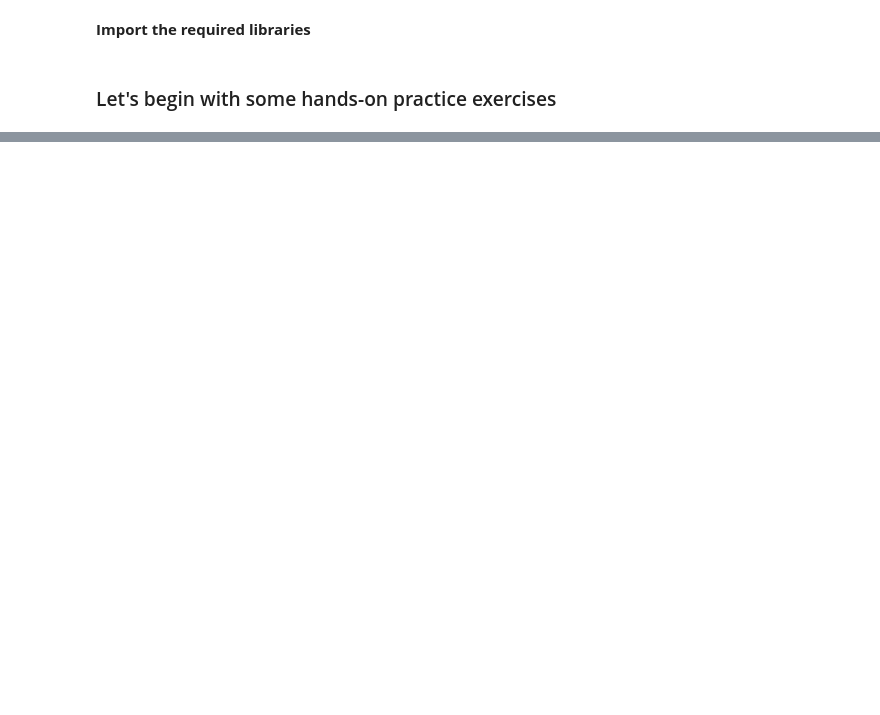
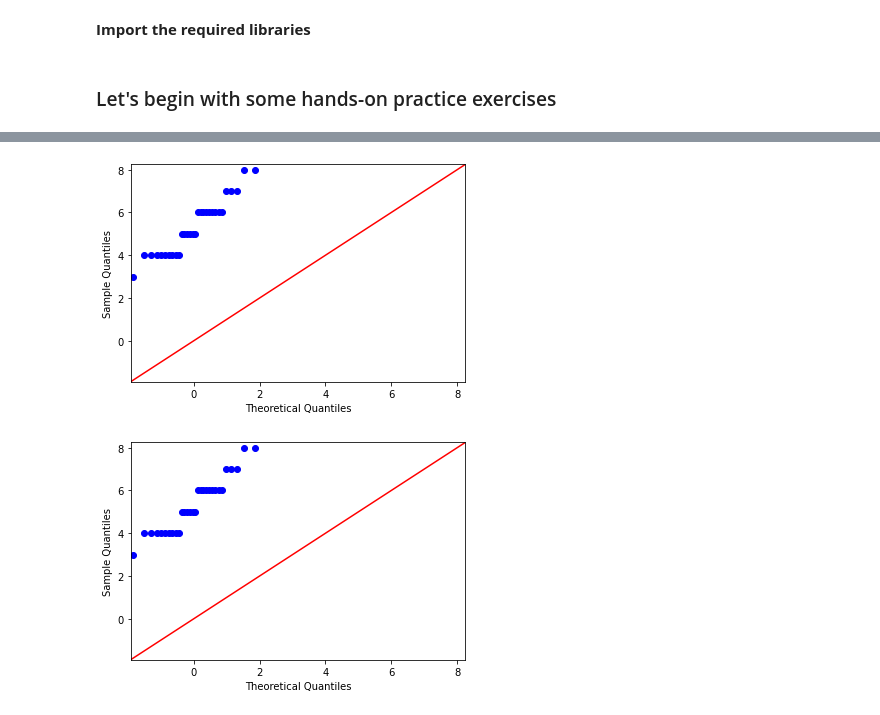
Before and after one commit to Basavaraj100/Statistics_for_machine_learning, a Jupyter notebook: STAT - Take Home - Questions.ipynb, the cells around one changed output, grey strips where cells are left out. Cells and saved outputs as stored; diff of their text form; code cells hidden in the pictures; blank space fills up the shorter version.

```diff
--- a/STAT - Take Home - Questions.ipynb
+++ b/STAT - Take Home - Questions.ipynb
@@ -370,0 +483,9 @@ type_2_error
+# %%
+import pandas as pd
+
+#create data
+df = pd.DataFrame({'water': np.repeat(['daily', 'weekly'], 15),
+                   'sun': np.tile(np.repeat(['low', 'med', 'high'], 5), 2),
+                   'height': [6, 6, 6, 5, 6, 5, 5, 6, 4, 5,
+                              6, 6, 7, 8, 7, 3, 4, 4, 4, 5,
+                              4, 4, 4, 4, 4, 5, 6, 6, 7, 8]})
@@ -370,0 +518,7 @@ type_2_error
+# %%
+import statsmodels.api as sm
+import matplotlib.pyplot as plt
+sm.qqplot(df['height'],line='45')
+# %% [output]
+[figure, added]
+[figure, added]
```
Also changed, not shown: parts of 116 cells of this notebook, 5 other files.
